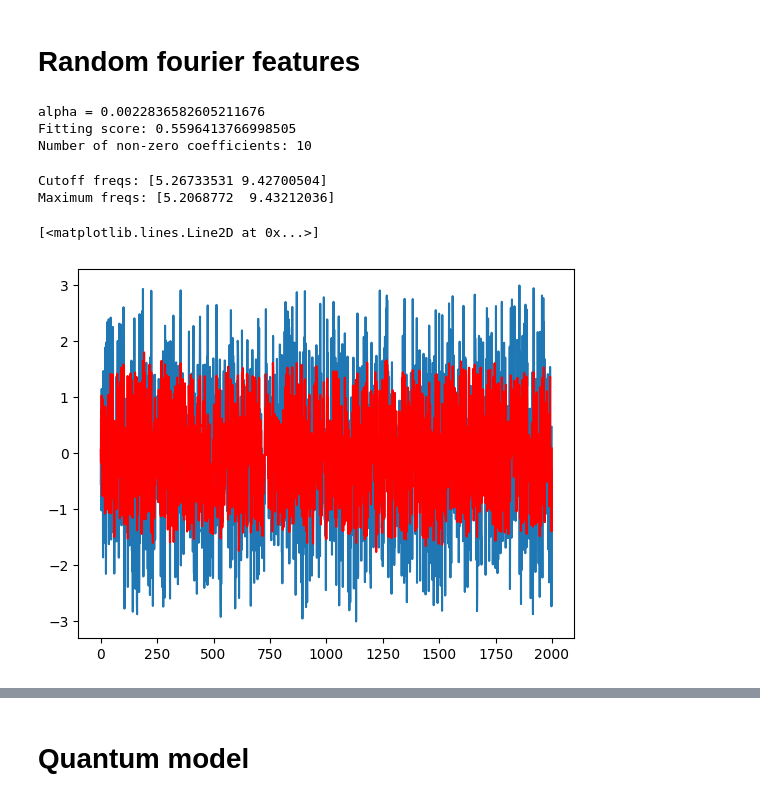
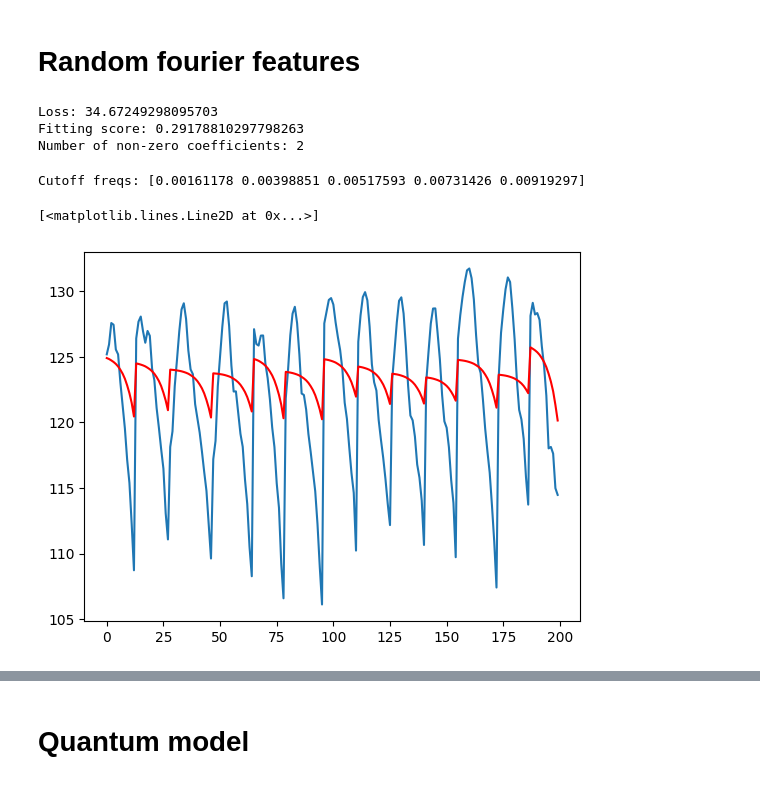
Before and after one commit to AlbertMitjans/hackweek, a Jupyter notebook: src/regression.ipynb, the cells around one changed output, grey strips where cells are left out. Saved outputs shown, nothing was run; the diff lists cells and outputs as text; code cells hidden in the pictures.

```diff
--- a/src/regression.ipynb
+++ b/src/regression.ipynb
@@ -22,8 +23,8 @@ import pandas
 # %%
 # Constants
 NUM_POINTS = 2000
-NUM_DIMENSIONS = 2
-CUSTOM_DATASET = True
+NUM_DIMENSIONS = 5
+CUSTOM_DATASET = False
 # %%
 def generate_non_uniform_fourier_series(num_frequencies: int, max_frequency: float):
     """Generate function f(x) that returns a sum of cosines with
@@ -129,21 +104,32 @@ weights = rbf_feature.random_weights_
 # %%
-X_train, X_test, Y_train, Y_test = train_test_split(X_features, Y, test_size=0.33, random_state=42)
-non_zero_coeffs = []
-alpha = 1
+score = 0
 MAX_NUM_FREQUENCIES = 10
-while len(non_zero_coeffs) < MAX_NUM_FREQUENCIES:
-    clear_output(wait=True)
-    alpha /= 1.5
-    print(f"alpha = {alpha}")
-    clf = Lasso(alpha=alpha)
-    clf.fit(X_train, Y_train)
-    betas = clf.coef_
-    non_zero_coeffs = betas[betas != 0]
+while score < 0.1:
+    rbf_feature = RBFSampler(gamma=gamma, n_components=ndim)
+    X_features = rbf_feature.fit_transform(X)
+    X_train, X_test, Y_train, Y_test = train_test_split(X_features, Y, test_size=0.2)
+    non_zero_coeffs = []
+    alpha = 1
+    while len(non_zero_coeffs) < MAX_NUM_FREQUENCIES and alpha > 1e-3:
+        clear_output(wait=True)
+        print(f"alpha = {alpha}")
+        print(f"gamma: {gamma}")
+        print(f"score: {score}")
+        alpha /= 1.5
+        clf = Lasso(alpha=alpha)
+        clf.fit(X_train, Y_train)
+        betas = clf.coef_
+        non_zero_coeffs = betas[betas != 0]
+    score = clf.score(X_test, Y_test)
+    gamma *= 2
 
-print(f"Fitting score: {clf.score(X_test, Y_test)}")
+clear_output(wait=True)
+lasso_loss = cost(clf, X_test, Y_test)
+print(f"Loss: {lasso_loss}")
+print(f"Fitting score: {score}")
 print(f"Number of non-zero coefficients: {len(non_zero_coeffs)}")
 # %% [output]
-alpha = 0.0022836582605211676
-Fitting score: 0.5596413766998505
-Number of non-zero coefficients: 10
+Loss: 34.67249298095703
+Fitting score: 0.29178810297798263
+Number of non-zero coefficients: 2
 # %%
@@ -153,18 +141,17 @@ indices = np.abs(betas) >= np.max(np.abs(betas)) * REL_THRESHOLD
 betas = betas[indices]
 weights = weights[:, indices]
 # %%
-cutoff_frequencies = np.max(np.abs(weights), axis=1)
+cutoff_frequencies = np.sort(np.max(np.abs(weights), axis=1))
 print(f"Cutoff freqs: {cutoff_frequencies}")
 if CUSTOM_DATASET:
     print(f"Maximum freqs: {np.max(freqs, axis=0)}")
 # %% [output]
-Cutoff freqs: [5.26733531 9.42700504]
-Maximum freqs: [5.2068772  9.43212036]
+Cutoff freqs: [0.00161178 0.00398851 0.00517593 0.00731426 0.00919297]
 # %%
 DIM = 1
-plt.plot(Y)
-plt.plot(clf.predict(X_features), color="red")
+plt.plot(Y[:200])
+plt.plot(clf.predict(X_features[:200]), color="red")
 # %% [output]
 [<matplotlib.lines.Line2D at 0x...>]
-[figure, old version]
+[figure, new version]
 # %%
```
Also changed, not shown: parts of 20 cells of this notebook, 1 other file.
